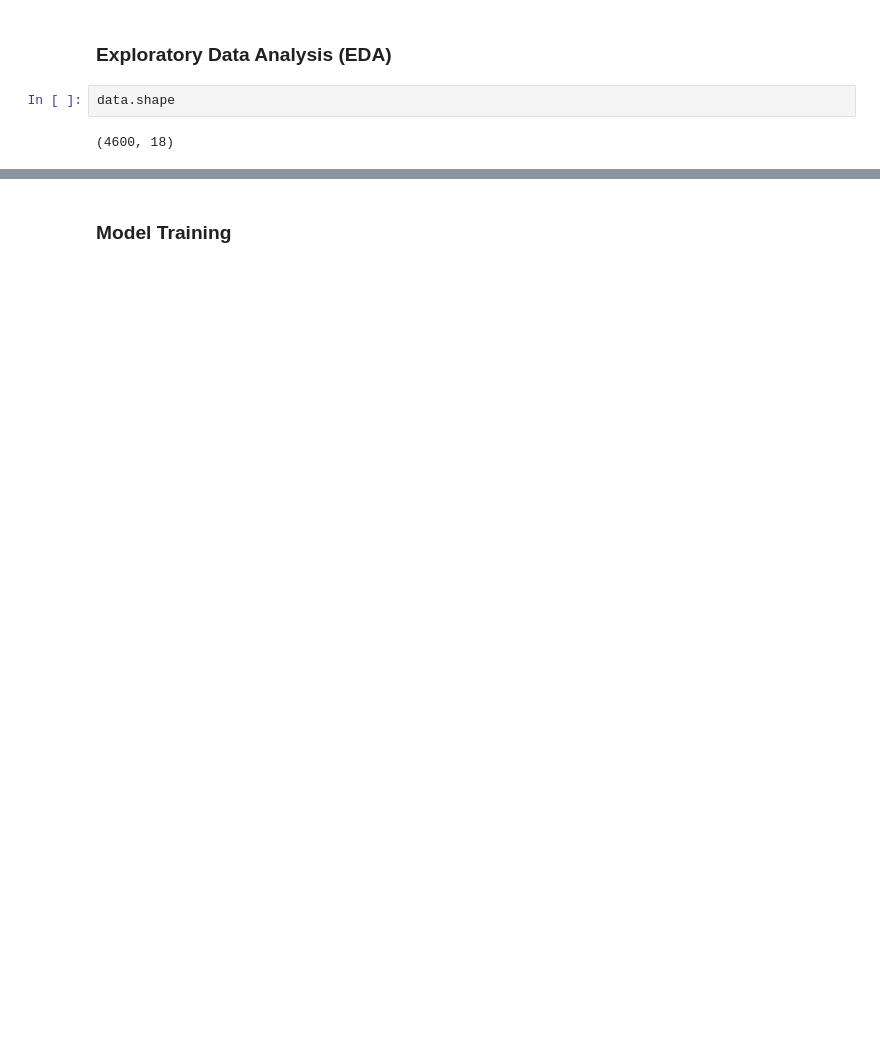
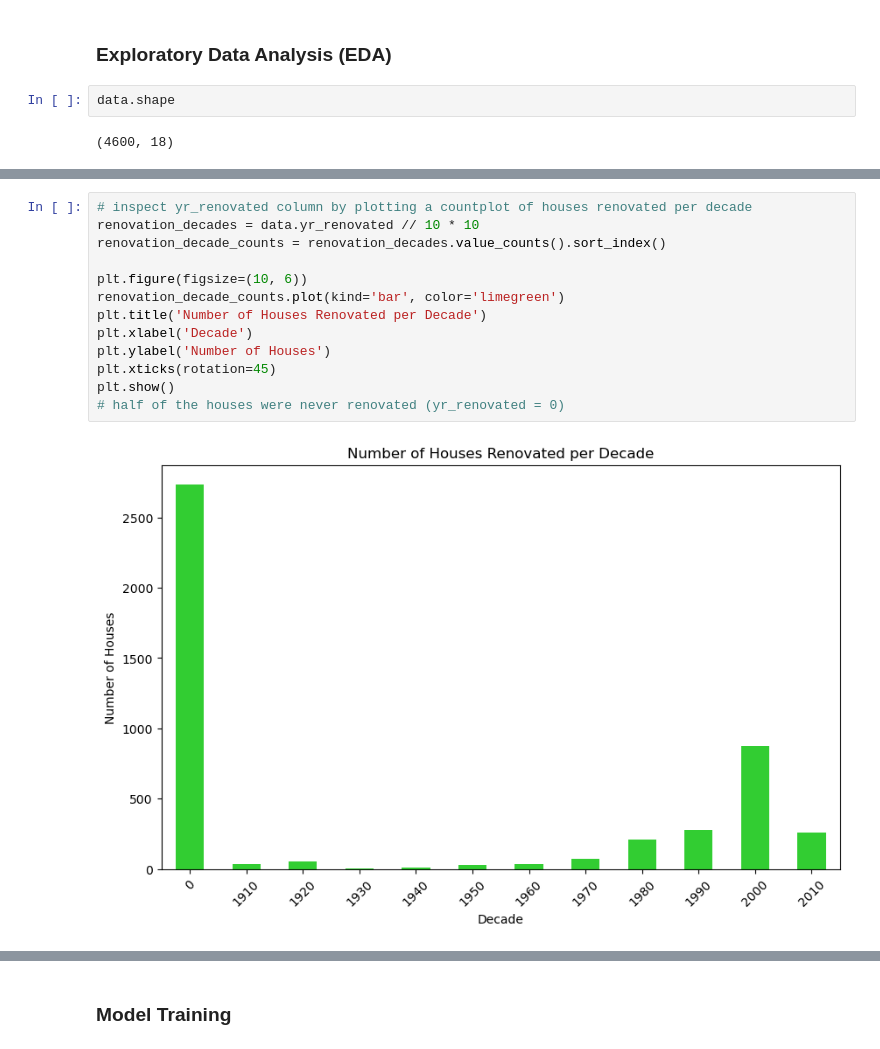
Before and after one commit to uruha8Rushia/house-price-prediction, a Jupyter notebook: hpp.ipynb, the cells around one changed output, grey strips where cells are left out. Cells and saved outputs as stored; diff of their text form; blank space fills up the shorter version.

```diff
--- a/hpp.ipynb
+++ b/hpp.ipynb
@@ -113,0 +254,15 @@ Name: count, dtype: int64
+# %%
+# inspect yr_renovated column by plotting a countplot of houses renovated per decade
+renovation_decades = data.yr_renovated // 10 * 10
+renovation_decade_counts = renovation_decades.value_counts().sort_index()
+
+plt.figure(figsize=(10, 6))
+renovation_decade_counts.plot(kind='bar', color='limegreen')
+plt.title('Number of Houses Renovated per Decade')
+plt.xlabel('Decade')
+plt.ylabel('Number of Houses')
+plt.xticks(rotation=45)
+plt.show()
+# half of the houses were never renovated (yr_renovated = 0)
+# %% [output]
+[figure, added]
```
Also changed, not shown: parts of 78 cells of this notebook, 5 other files.
